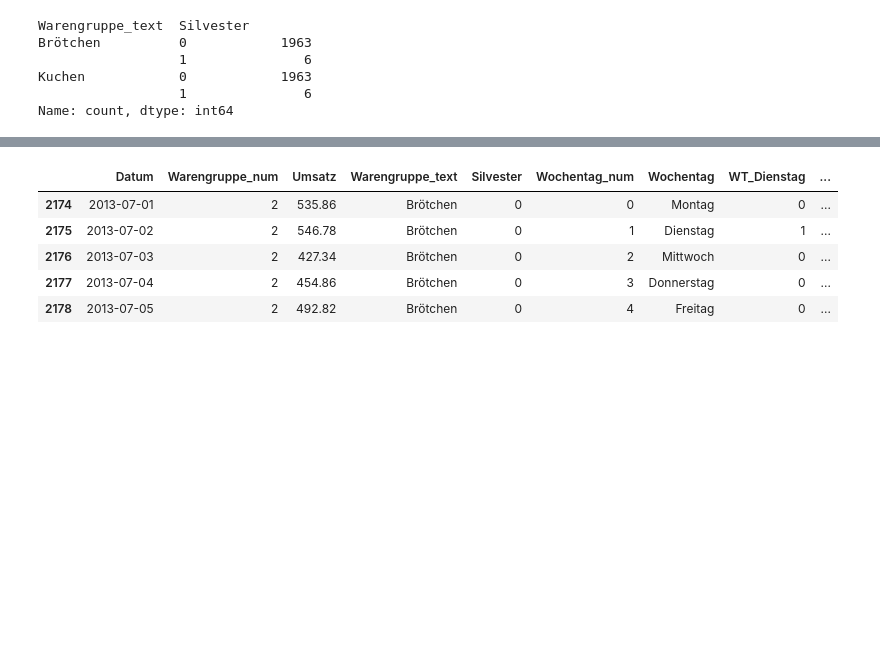
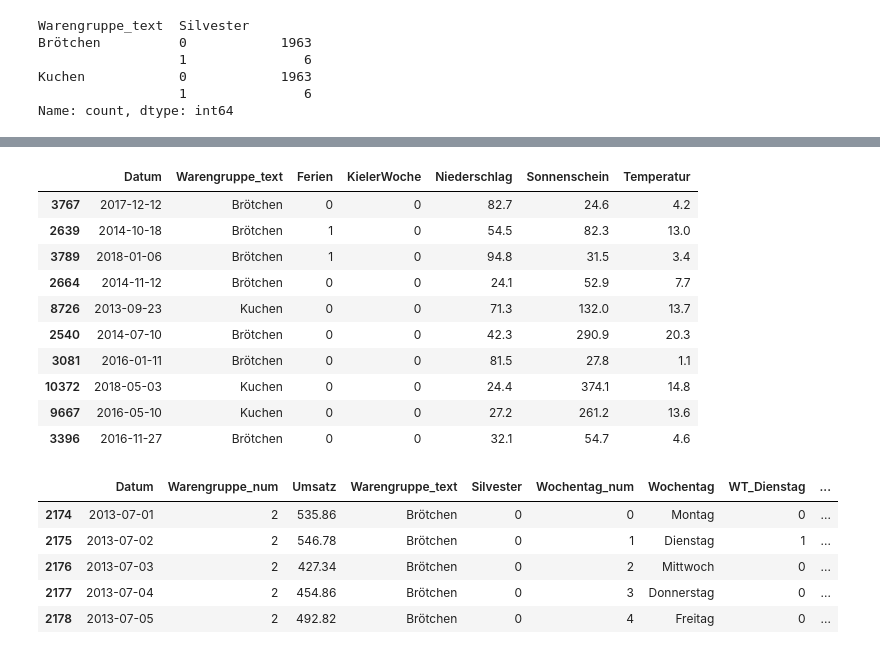
Before and after one commit to tomkeburton/Baeckerei, a Jupyter notebook: src/notebook/session7_data_challenge_baeckerei.ipynb, the cells around one changed output, grey strips where cells are left out. Saved outputs shown, nothing was run; the diff lists cells and outputs as text; code cells hidden in the pictures; blank space fills up the shorter version.

```diff
--- a/src/notebook/session7_data_challenge_baeckerei.ipynb
+++ b/src/notebook/session7_data_challenge_baeckerei.ipynb
@@ -363,3 +363,87 @@ df = pd.concat([df, wochentag_dummies], axis=1)
 # Alle Wochentags-Dummies von bool → 0/1 umwandeln
 wt_cols = [col for col in df.columns if col.startswith("WT_")]
 df[wt_cols] = df[wt_cols].astype(int)
+# %%
+# ============================================================
+# Externe Daten einlesen und als Features an df anhängen
+# ============================================================
+ext_path = "../../data/external_factors/"
+
+# --- 1. Ferien (Schulferien Schleswig-Holstein) → Dummy 0/1 ---
+df_ferien = pd.read_csv(ext_path + "ferien.csv")
+df_ferien["Start"] = pd.to_datetime(df_ferien["Start"], errors="coerce")
+df_ferien["Ende"] = pd.to_datetime(df_ferien["Ende"], errors="coerce")
+df_ferien = df_ferien.dropna(subset=["Start", "Ende"])
+
+ferien_tage = set()
+for _, row in df_ferien.iterrows():
+    ferien_tage.update(pd.date_range(row["Start"], row["Ende"]))
+
+df["Ferien"] = df["Datum"].isin(ferien_tage).astype(int)
+print(f"Ferien: {df['Ferien'].sum() // 2} Ferientage erkannt (je WG)")
+
+# --- 2. Kieler Woche → Dummy 0/1 ---
+df_kw = pd.read_csv(ext_path + "kieler_woche.csv")
+df_kw["Start"] = pd.to_datetime(df_kw["Start"])
+df_kw["Ende"] = pd.to_datetime(df_kw["Ende"])
+
+kw_tage = set()
+for _, row in df_kw.iterrows():
+    kw_tage.update(pd.date_range(row["Start"], row["Ende"]))
+
+df["KielerWoche"] = df["Datum"].isin(kw_tage).astype(int)
+print(f"Kieler Woche: {df['KielerWoche'].sum() // 2} Tage erkannt (je WG)")
+
+# --- 3. Niederschlag (monatlich) → numerisch ---
+df_niederschlag = pd.read_csv(ext_path + "niederschlag.csv")
+df_niederschlag[["_j", "_m"]] = df_niederschlag["category"].str.split("/", expand=True)
+df_niederschlag["_j"] = df_niederschlag["_j"].astype(int)
+df_niederschlag["_m"] = df_niederschlag["_m"].astype(int)
+df_niederschlag["Niederschlag"] = df_niederschlag["Niederschlag"].replace(-999, np.nan).interpolate()
+
+# Lookup-Dict: (Jahr, Monat) → Niederschlag
+niederschlag_map = dict(zip(
+    zip(df_niederschlag["_j"], df_niederschlag["_m"]),
+    df_niederschlag["Niederschlag"]
+))
+
+df["Niederschlag"] = list(zip(df["Datum"].dt.year, df["Datum"].dt.month))
+df["Niederschlag"] = df["Niederschlag"].map(niederschlag_map)
+
+# --- 4. Sonnenscheindauer (monatlich) → numerisch ---
+df_sonne = pd.read_csv(ext_path + "sonnenscheindauer.csv")
+df_sonne[["_j", "_m"]] = df_sonne["category"].str.split("/", expand=True)
+df_sonne["_j"] = df_sonne["_j"].astype(int)
+df_sonne["_m"] = df_sonne["_m"].astype(int)
+df_sonne["Sonnenschein"] = df_sonne["Sonnenschein"].replace(-999, np.nan).interpolate()
+
+sonnenschein_map = dict(zip(
+    zip(df_sonne["_j"], df_sonne["_m"]),
+    df_sonne["Sonnenschein"]
+))
+
+df["Sonnenschein"] = list(zip(df["Datum"].dt.year, df["Datum"].dt.month))
+df["Sonnenschein"] = df["Sonnenschein"].map(sonnenschein_map)
+
+# --- 5. Temperatur (monatlich, Mittelwert) → numerisch ---
+df_temp = pd.read_csv(ext_path + "temperatur.csv")
+df_temp[["_j", "_m"]] = df_temp["category"].str.split("/", expand=True)
+df_temp["_j"] = df_temp["_j"].astype(int)
+df_temp["_m"] = df_temp["_m"].astype(int)
+df_temp["Mittelwert"] = pd.to_numeric(df_temp["Mittelwert"], errors="coerce").interpolate()
+
+temperatur_map = dict(zip(
+    zip(df_temp["_j"], df_temp["_m"]),
+    df_temp["Mittelwert"]
+))
+
+df["Temperatur"] = list(zip(df["Datum"].dt.year, df["Datum"].dt.month))
+df["Temperatur"] = df["Temperatur"].map(temperatur_map)
+
+# Überblick
+print(f"\nNeue Spalten: Ferien, KielerWoche, Niederschlag, Sonnenschein, Temperatur")
+print(f"Shape nach Anreicherung: {df.shape}")
+print(f"Fehlende Werte in neuen Spalten:")
+print(df[["Ferien", "KielerWoche", "Niederschlag", "Sonnenschein", "Temperatur"]].isnull().sum())
+df[["Datum", "Warengruppe_text", "Ferien", "KielerWoche", "Niederschlag", "Sonnenschein", "Temperatur"]].sample(10, random_state=42)
+# %% [output]
@@ -366,3 +462,14 @@ df[wt_cols] = df[wt_cols].astype(int)
+|  | Datum | Warengruppe_text | Ferien | KielerWoche | Niederschlag | Sonnenschein | Temperatur |
+| 3767 | 2017-12-12 | Brötchen | 0 | 0 | 82.7 | 24.6 | 4.2 |
+| 2639 | 2014-10-18 | Brötchen | 1 | 0 | 54.5 | 82.3 | 13.0 |
+| 3789 | 2018-01-06 | Brötchen | 1 | 0 | 94.8 | 31.5 | 3.4 |
+| 2664 | 2014-11-12 | Brötchen | 0 | 0 | 24.1 | 52.9 | 7.7 |
+| 8726 | 2013-09-23 | Kuchen | 0 | 0 | 71.3 | 132.0 | 13.7 |
+| 2540 | 2014-07-10 | Brötchen | 0 | 0 | 42.3 | 290.9 | 20.3 |
+| 3081 | 2016-01-11 | Brötchen | 0 | 0 | 81.5 | 27.8 | 1.1 |
+| 10372 | 2018-05-03 | Kuchen | 0 | 0 | 24.4 | 374.1 | 14.8 |
+| 9667 | 2016-05-10 | Kuchen | 0 | 0 | 27.2 | 261.2 | 13.6 |
+| 3396 | 2016-11-27 | Brötchen | 0 | 0 | 32.1 | 54.7 | 4.6 |
 # %%
 df.head()
 # %% [output]
```
Also changed, not shown: parts of 6 cells of this notebook.
